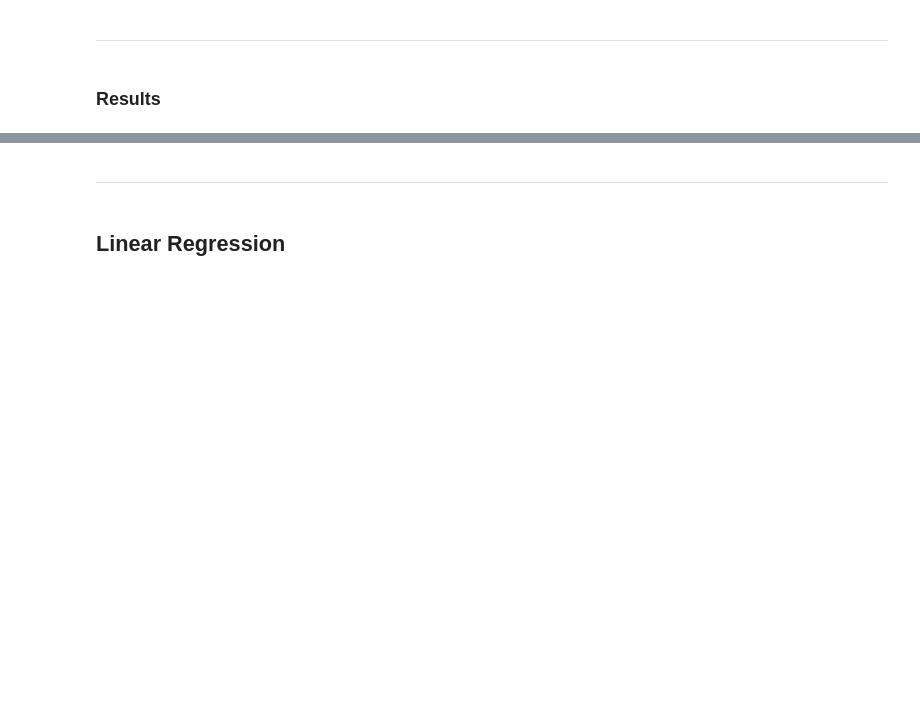
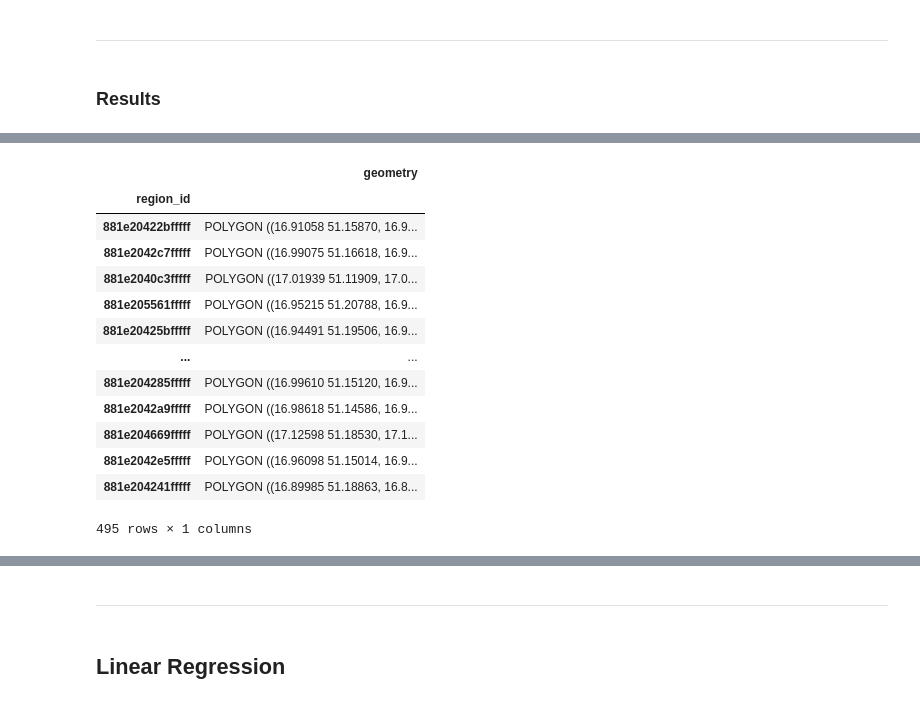
Before and after one commit to StaszekM/gradient, a Jupyter notebook: notebooks/baselines_test.ipynb, the cells around one changed output, grey strips where cells are left out. Drawn from its saved outputs; the diff is of its cells as text; code cells hidden in the pictures; blank space fills up the shorter version.

```diff
--- a/notebooks/baselines_test.ipynb
+++ b/notebooks/baselines_test.ipynb
@@ -222,0 +288,18 @@ gdf2['predictions'] = y_pred
+# %%
+regions_gdf: gpd.GeoDataFrame = regionalizer.transform(area)
+regions_gdf
+# %% [output]
+|  | geometry |
+| region_id |  |
+| 881e20422bfffff | POLYGON ((16.91058 51.15870, 16.9... |
+| 881e2042c7fffff | POLYGON ((16.99075 51.16618, 16.9... |
+| 881e2040c3fffff | POLYGON ((17.01939 51.11909, 17.0... |
+| 881e205561fffff | POLYGON ((16.95215 51.20788, 16.9... |
+| 881e20425bfffff | POLYGON ((16.94491 51.19506, 16.9... |
+| ... | ... |
+| 881e204285fffff | POLYGON ((16.99610 51.15120, 16.9... |
+| 881e2042a9fffff | POLYGON ((16.98618 51.14586, 16.9... |
+| 881e204669fffff | POLYGON ((17.12598 51.18530, 17.1... |
+| 881e2042e5fffff | POLYGON ((16.96098 51.15014, 16.9... |
+| 881e204241fffff | POLYGON ((16.89985 51.18863, 16.8... |
+495 rows × 1 columns
```
Also changed, not shown: parts of 26 cells of this notebook, 8 other files.
